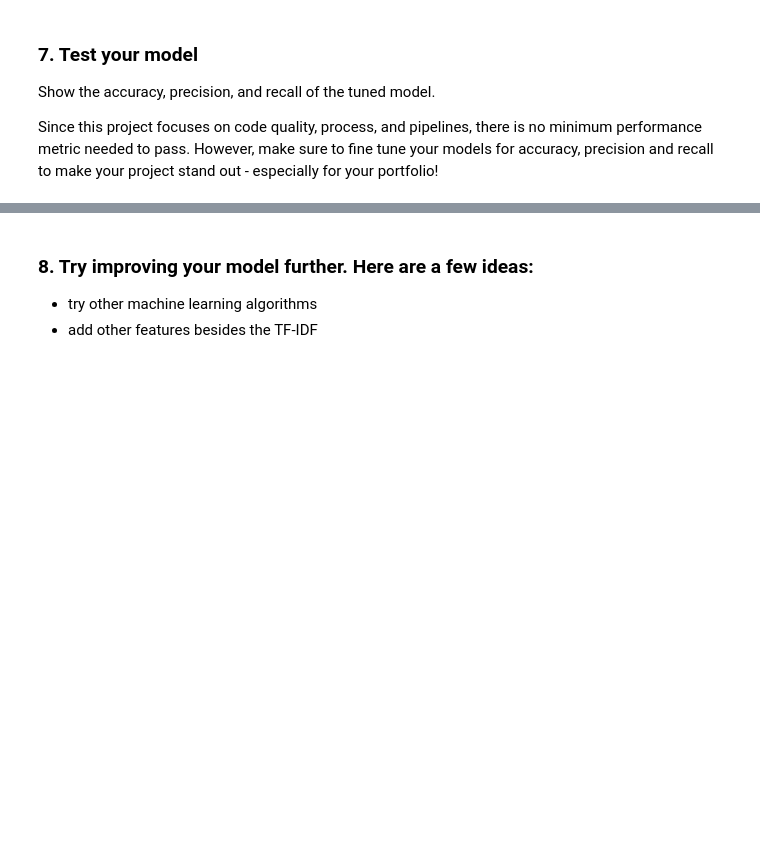
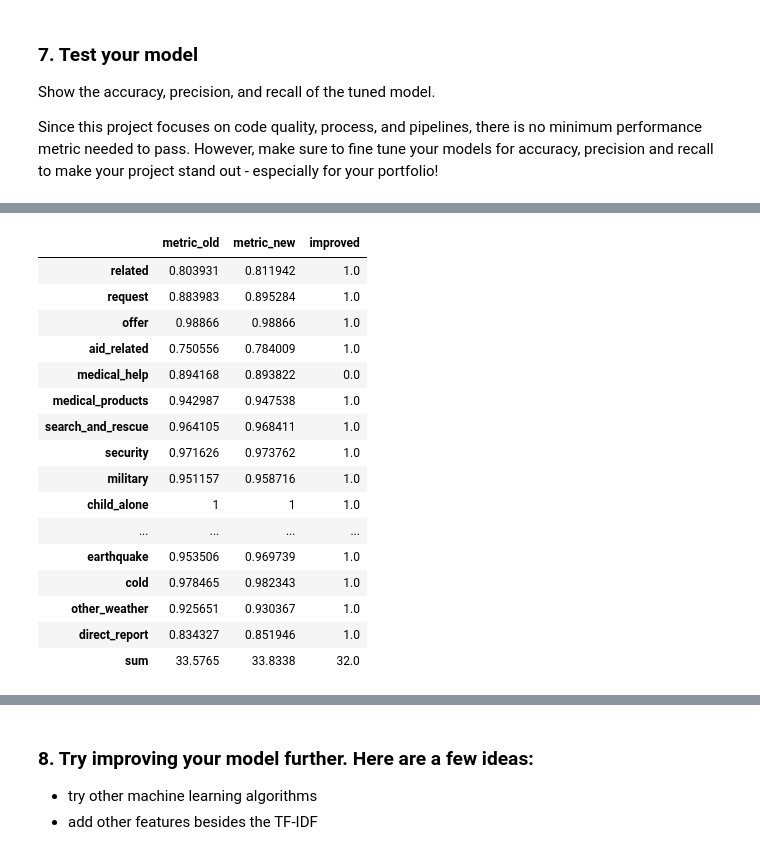
Before and after one commit to dagmaraw/disaster-response-pipelines, a Jupyter notebook: ML Pipeline Preparation.ipynb, the cells around one changed output, grey strips where cells are left out. Drawn from its saved outputs; the diff is of its cells as text; code cells hidden in the pictures; blank space fills up the shorter version.

```diff
--- a/ML Pipeline Preparation.ipynb
+++ b/ML Pipeline Preparation.ipynb
@@ -374,0 +423,21 @@ metrics_comparison
+# %%
+precision_comparison = compare_metric(y_test,predicted,y_pred_improved,metric='precision')
+precision_comparison
+# %% [output]
+|  | metric_old | metric_new | improved |
+| related | 0.803931 | 0.811942 | 1.0 |
+| request | 0.883983 | 0.895284 | 1.0 |
+| offer | 0.98866 | 0.98866 | 1.0 |
+| aid_related | 0.750556 | 0.784009 | 1.0 |
+| medical_help | 0.894168 | 0.893822 | 0.0 |
+| medical_products | 0.942987 | 0.947538 | 1.0 |
+| search_and_rescue | 0.964105 | 0.968411 | 1.0 |
+| security | 0.971626 | 0.973762 | 1.0 |
+| military | 0.951157 | 0.958716 | 1.0 |
+| child_alone | 1 | 1 | 1.0 |
+| ... | ... | ... | ... |
+| earthquake | 0.953506 | 0.969739 | 1.0 |
+| cold | 0.978465 | 0.982343 | 1.0 |
+| other_weather | 0.925651 | 0.930367 | 1.0 |
+| direct_report | 0.834327 | 0.851946 | 1.0 |
+| sum | 33.5765 | 33.8338 | 32.0 |
```
Also changed, not shown: parts of 27 cells of this notebook.
